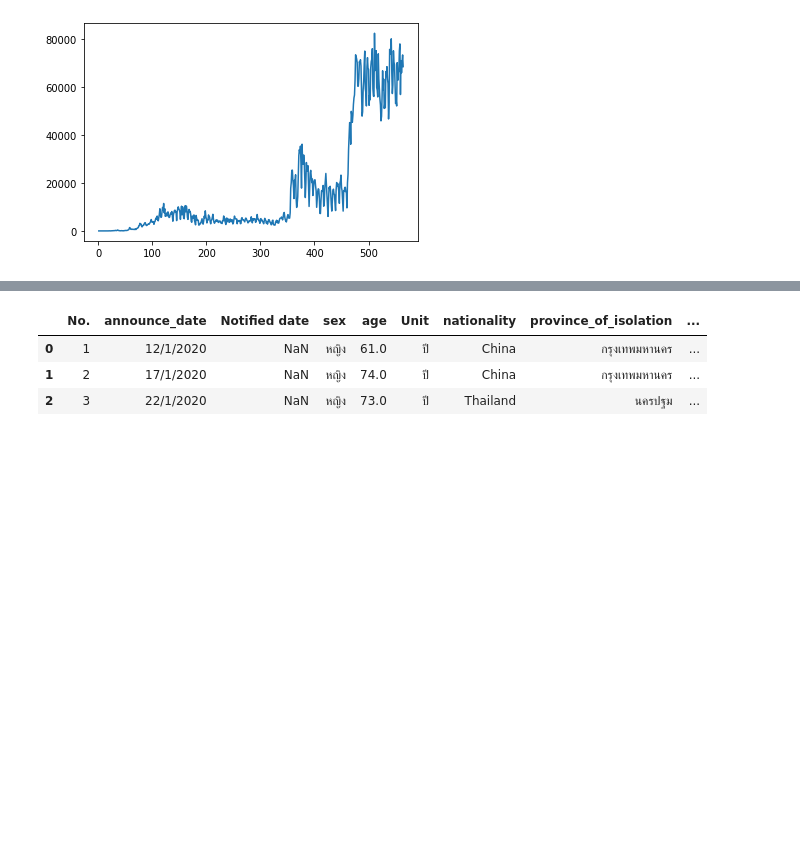
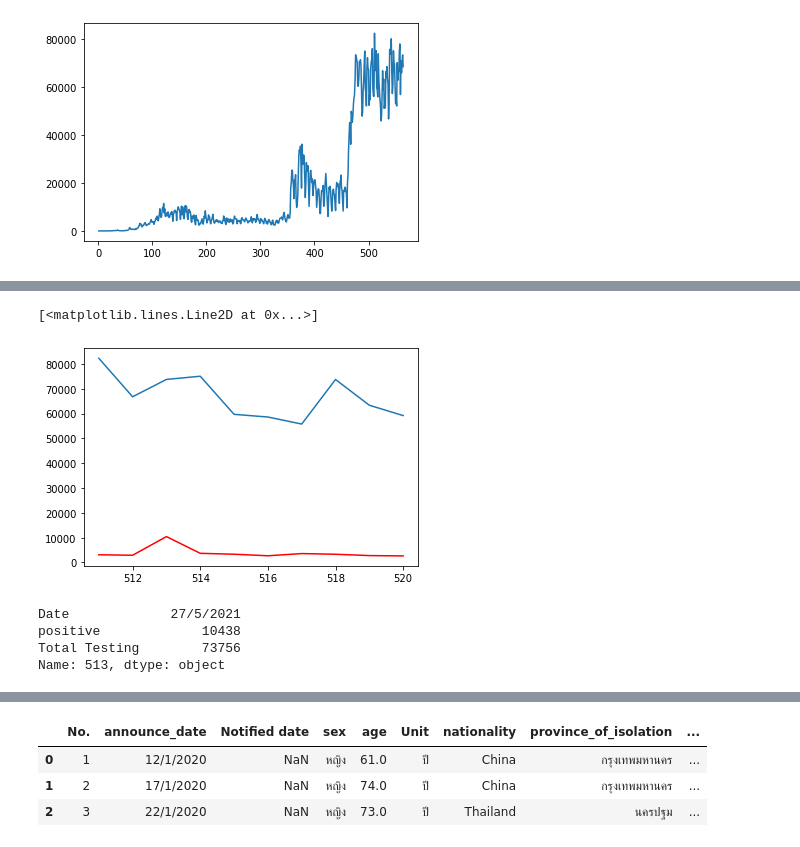
Before and after one commit to Peckkie/DPDM2021, a Jupyter notebook: Data102(Chapter2).ipynb, the cells around one changed output, grey strips where cells are left out. Saved outputs shown, nothing was run; the diff lists cells and outputs as text; code cells hidden in the pictures; blank space fills up the shorter version.

```diff
--- a/Data102(Chapter2).ipynb
+++ b/Data102(Chapter2).ipynb
@@ -259,0 +262,15 @@ plot(x, y, color='green', marker='o', linestyle='dashed', linewidth=2, markersiz
+# %%
+y = data_new.iloc[510:520,1] #positive
+plt.plot(y,'r')
+y = data_new.iloc[510:520,2] #Total Testing
+plt.plot(y)
+# %% [output]
+[<matplotlib.lines.Line2D at 0x...>]
+[figure, added]
+# %%
+data_new.iloc[512,:] #ตัดเเถวเเรกไปเเล้ว index เลยเลื่อน จริงๆ เป็น index 513
+# %% [output]
+Date             27/5/2021
+positive             10438
+Total Testing        73756
+Name: 513, dtype: object
```
Also changed, not shown: parts of 25 cells of this notebook.
